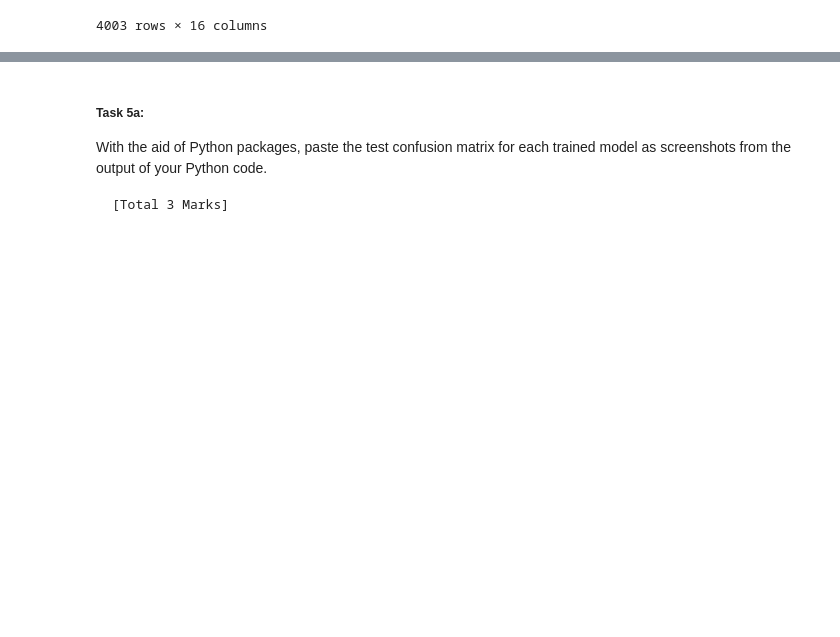
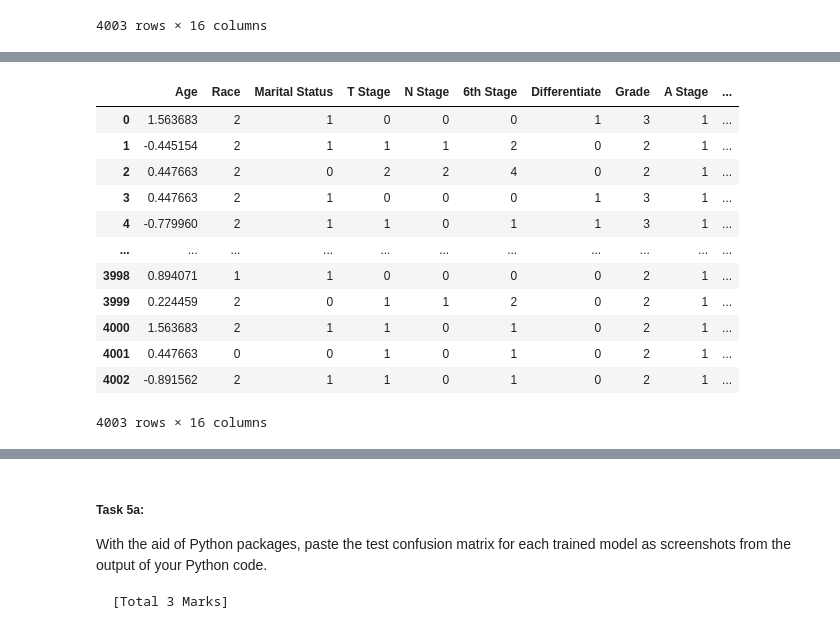
Before and after one commit to donphi/ml-assignment-1, a Jupyter notebook: notebooks/Assignment 1.ipynb, the cells around one changed output, grey strips where cells are left out. Drawn from its saved outputs; the diff is of its cells as text; code cells hidden in the pictures; blank space fills up the shorter version.

```diff
--- a/notebooks/Assignment 1.ipynb
+++ b/notebooks/Assignment 1.ipynb
@@ -961,0 +968,50 @@ plot_distributions(df, numeric_columns)
+# %%
+# Scale the data to test the peformance between a new df called adj_df and maxmin_df
+# Import the libraries to scale the data
+from sklearn.preprocessing import StandardScaler, RobustScaler, MinMaxScaler
+
+# Create a data frame for adj_df to apply the scaling to
+adj_df = processed_df.copy()
+
+# Define the scalers
+standard_scaler = StandardScaler()
+robust_scaler = RobustScaler()
+minmax_scaler = MinMaxScaler()
+
+# Apply Plot 1: Age
+adj_df['Age'] = standard_scaler.fit_transform(adj_df[['Age']])
+
+# Apply Plot 5: Survival Months
+adj_df['Survival Months'] = robust_scaler.fit_transform(adj_df[['Survival Months']])
+
+# Import Numpy for Log transformation
+import numpy as np
+
+# Apply Plot 2: Tumor Size, Plot 3: Regional Node Examined, Plot 4: Regional Node Positive
+log_columns = ['Tumor Size', 'Regional Node Examined', 'Regional Node Positive']
+# Create for loop to apply log transform to each log_column
+for column in log_columns:
+    # Add a small constant of 1 for 0 values, important for log
+    adj_df[column] = np.log1p(adj_df[column])
+    # Add standard scale
+    adj_df[column] = standard_scaler.fit_transform(df[[column]])
+# %%
+# Transform the correct encoded_df categorical columns onto the adj_df
+adj_df[categorical_columns] = encoded_df[categorical_columns]
+
+# Check the adj_df dataframe
+adj_df
+# %% [output]
+|  | Age | Race | Marital Status | T Stage | N Stage | 6th Stage | Differentiate | Grade | A Stage | ... |
+| 0 | 1.563683 | 2 | 1 | 0 | 0 | 0 | 1 | 3 | 1 | ... |
+| 1 | -0.445154 | 2 | 1 | 1 | 1 | 2 | 0 | 2 | 1 | ... |
+| 2 | 0.447663 | 2 | 0 | 2 | 2 | 4 | 0 | 2 | 1 | ... |
+| 3 | 0.447663 | 2 | 1 | 0 | 0 | 0 | 1 | 3 | 1 | ... |
+| 4 | -0.779960 | 2 | 1 | 1 | 0 | 1 | 1 | 3 | 1 | ... |
+| ... | ... | ... | ... | ... | ... | ... | ... | ... | ... | ... |
+| 3998 | 0.894071 | 1 | 1 | 0 | 0 | 0 | 0 | 2 | 1 | ... |
+| 3999 | 0.224459 | 2 | 0 | 1 | 1 | 2 | 0 | 2 | 1 | ... |
+| 4000 | 1.563683 | 2 | 1 | 1 | 0 | 1 | 0 | 2 | 1 | ... |
+| 4001 | 0.447663 | 0 | 0 | 1 | 0 | 1 | 0 | 2 | 1 | ... |
+| 4002 | -0.891562 | 2 | 1 | 1 | 0 | 1 | 0 | 2 | 1 | ... |
+4003 rows × 16 columns
```
Also changed, not shown: parts of 24 cells of this notebook.
